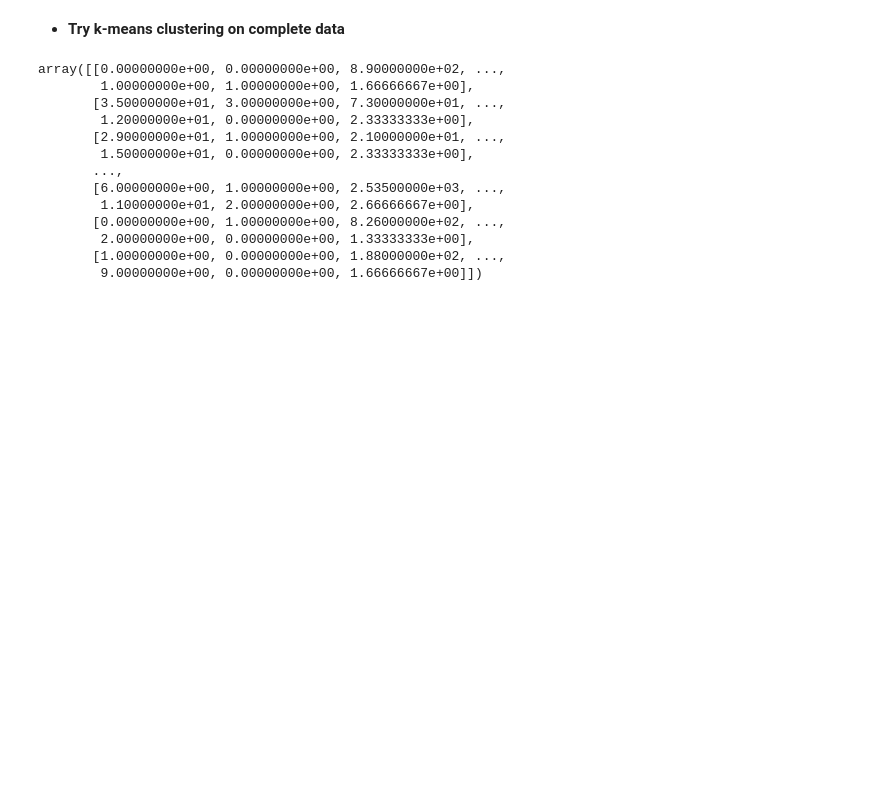
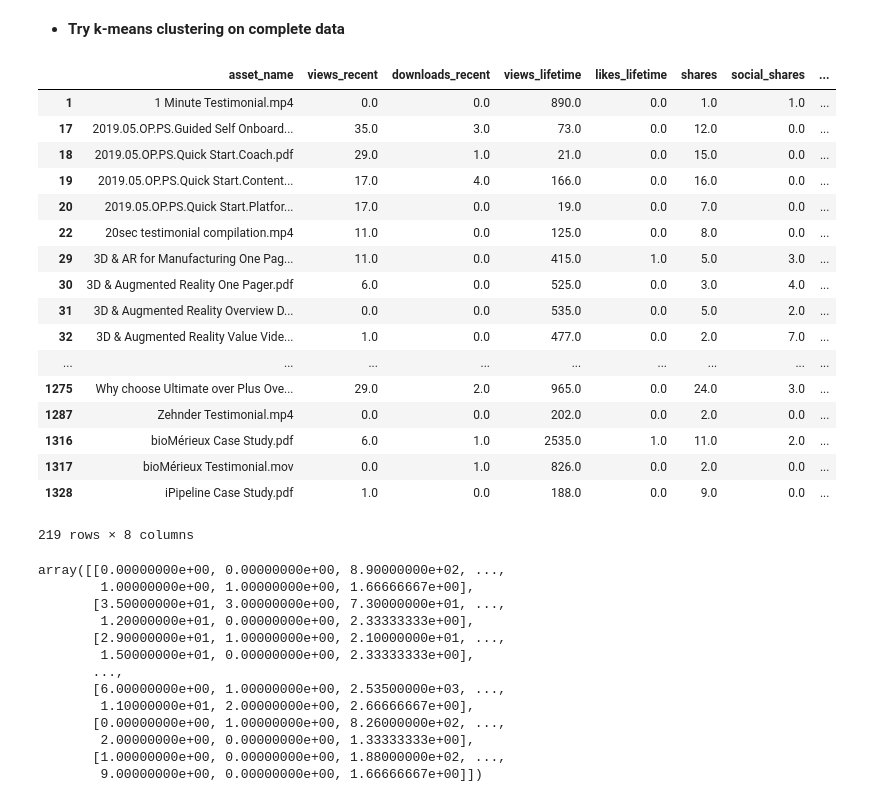
Before and after one commit to experience-corps/data-content-health-score, a Jupyter notebook: Asset_Health_Score.ipynb, the cells around one changed output. Drawn from its saved outputs; the diff is of its cells as text; code cells hidden in the pictures; blank space fills up the shorter version.

```diff
--- a/Asset_Health_Score.ipynb
+++ b/Asset_Health_Score.ipynb
@@ -528,7 +547,26 @@ new_combined.to_csv('Merged_Engagement_Table.csv', index=False)
 # %%
 complete_data = new_combined[['asset_name', 'views_recent', 'downloads_recent', 'views_lifetime', 'likes_lifetime',
                                         'shares', 'social_shares', 'total_score']].dropna()
-#complete_data
+complete_data
+# %% [output]
+|  | asset_name | views_recent | downloads_recent | views_lifetime | likes_lifetime | shares | social_shares | ... |
+| 1 | 1 Minute Testimonial.mp4 | 0.0 | 0.0 | 890.0 | 0.0 | 1.0 | 1.0 | ... |
+| 17 | 2019.05.OP.PS.Guided Self Onboard... | 35.0 | 3.0 | 73.0 | 0.0 | 12.0 | 0.0 | ... |
+| 18 | 2019.05.OP.PS.Quick Start.Coach.pdf | 29.0 | 1.0 | 21.0 | 0.0 | 15.0 | 0.0 | ... |
+| 19 | 2019.05.OP.PS.Quick Start.Content... | 17.0 | 4.0 | 166.0 | 0.0 | 16.0 | 0.0 | ... |
+| 20 | 2019.05.OP.PS.Quick Start.Platfor... | 17.0 | 0.0 | 19.0 | 0.0 | 7.0 | 0.0 | ... |
+| 22 | 20sec testimonial compilation.mp4 | 11.0 | 0.0 | 125.0 | 0.0 | 8.0 | 0.0 | ... |
+| 29 | 3D & AR for Manufacturing One Pag... | 11.0 | 0.0 | 415.0 | 1.0 | 5.0 | 3.0 | ... |
+| 30 | 3D & Augmented Reality One Pager.pdf | 6.0 | 0.0 | 525.0 | 0.0 | 3.0 | 4.0 | ... |
+| 31 | 3D & Augmented Reality Overview D... | 0.0 | 0.0 | 535.0 | 0.0 | 5.0 | 2.0 | ... |
+| 32 | 3D & Augmented Reality Value Vide... | 1.0 | 0.0 | 477.0 | 0.0 | 2.0 | 7.0 | ... |
+| ... | ... | ... | ... | ... | ... | ... | ... | ... |
+| 1275 | Why choose Ultimate over Plus Ove... | 29.0 | 2.0 | 965.0 | 0.0 | 24.0 | 3.0 | ... |
+| 1287 | Zehnder Testimonial.mp4 | 0.0 | 0.0 | 202.0 | 0.0 | 2.0 | 0.0 | ... |
+| 1316 | bioMérieux Case Study.pdf | 6.0 | 1.0 | 2535.0 | 1.0 | 11.0 | 2.0 | ... |
+| 1317 | bioMérieux Testimonial.mov | 0.0 | 1.0 | 826.0 | 0.0 | 2.0 | 0.0 | ... |
+| 1328 | iPipeline Case Study.pdf | 1.0 | 0.0 | 188.0 | 0.0 | 9.0 | 0.0 | ... |
+219 rows × 8 columns
 # %%
 clustering_data = np.array(complete_data[complete_data.columns[1:]])
 #clustering_data
```
Also changed, not shown: parts of 3 cells of this notebook.
